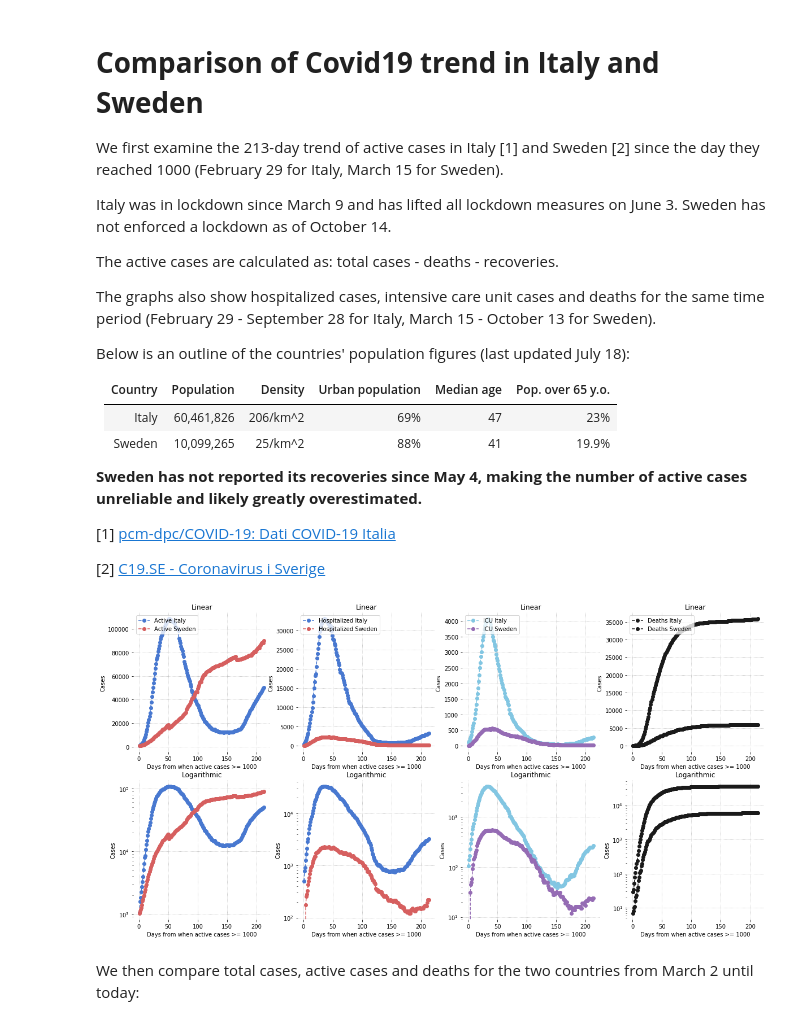
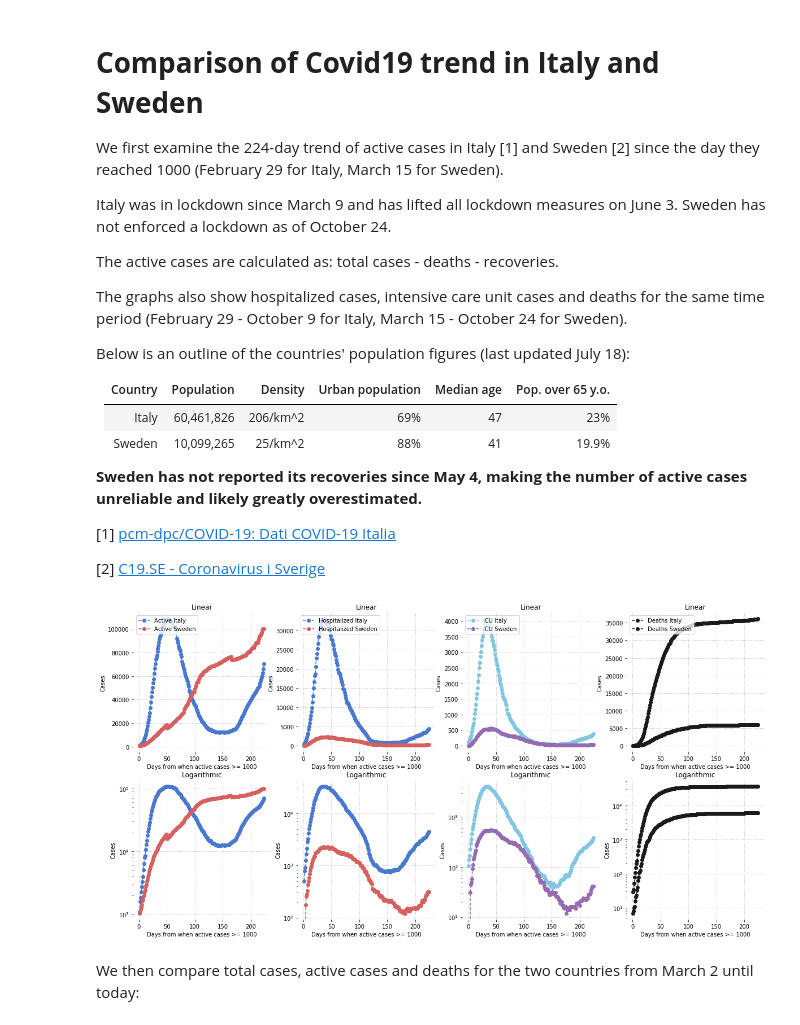
Before and after one commit to eera-l/Covid19-Sweden-Overview, a Jupyter notebook: c19-it-swe.ipynb, the cells around one changed output. Drawn from its saved outputs; the diff is of its cells as text; code cells hidden in the pictures.

```diff
--- a/c19-it-swe.ipynb
+++ b/c19-it-swe.ipynb
@@ -1,13 +1,13 @@
 # %% [markdown]
 # **Comparison of Covid19 trend in Italy and Sweden**
 
-We first examine the 213-day trend of active cases in Italy [1] and Sweden [2] since the day they reached 1000 (February 29 for Italy, March 15 for Sweden).
+We first examine the 224-day trend of active cases in Italy [1] and Sweden [2] since the day they reached 1000 (February 29 for Italy, March 15 for Sweden).
 
-Italy was in lockdown since March 9 and has lifted all lockdown measures on June 3. Sweden has not enforced a lockdown as of October 14.
+Italy was in lockdown since March 9 and has lifted all lockdown measures on June 3. Sweden has not enforced a lockdown as of October 24.
 
 The active cases are calculated as: total cases - deaths - recoveries.
 
-The graphs also show hospitalized cases, intensive care unit cases and deaths for the same time period (February 29 - September 28 for Italy, March 15 - October 13 for Sweden).
+The graphs also show hospitalized cases, intensive care unit cases and deaths for the same time period (February 29 - October 9 for Italy, March 15 - October 24 for Sweden).
 
 Below is an outline of the countries' population figures (last updated July 18):
 
@@ -43,7 +43,8 @@ sweden_active = np.array([1036, 1113, 1187, 1276, 1412, 1607, 1734, 1897, 2003,
                           74481, 74617, 74780, 75148, 75396, 75396, 75396, 76006, 76168, 76337, 73578, 73634, 73634, 73634, 73916,
                           74034, 74128, 74030, 74373, 74373, 74373, 74896, 75034, 75179, 75467, 75765, 75869, 75875, 75869, 76656,
                           76865, 77168, 77645, 77645, 77674, 77674, 78800, 79074, 79578, 80189, 80312, 80312, 80312, 81712, 82086,
-                          82813, 83647, 83647, 83647, 83647, 85331, 85848, 86958, 87753, 87753, 88031, 88031, 89875])
+                          82813, 83647, 83647, 83647, 83647, 85331, 85848, 86958, 87753, 87753, 88031, 88031, 89875, 91695, 92555,
+                          93620, 94255, 94518, 95235, 96723, 98230, 99701, 99698, 99698])
 
 italy_hospitalized = utils.load_italy_hosp(5)[:-15]
 
@@ -112,34 +113,34 @@ ax6.set_title('Logarithmic')
 ax6.set_xlabel('Days from when active cases >= 1000')
 ax6.set_ylabel('Cases')
 ax6.set_yscale('log')
 ax6.axes.grid(linestyle='dotted')
 
 ax7 = fig.add_subplot(244)
 ax7.plot(x, italy_d, '--ko', label='Deaths Italy')
 ax7.plot(x, sweden_d, '--ko', label='Deaths Sweden')
 ax7.legend(loc="upper left")
 ax7.set_title('Linear')
 ax7.set_xlabel('Days from when active cases >= 1000')
 ax7.set_ylabel('Cases')
 ax7.axes.grid(linestyle='dotted')
 
 ax8 = fig.add_subplot(248)
 ax8.plot(x, italy_d, '--ko')
 ax8.plot(x, sweden_d, '--ko')
 ax8.set_title('Logarithmic')
 ax8.set_xlabel('Days from when active cases >= 1000')
 ax8.set_ylabel('Cases')
 ax8.set_yscale('log')
 ax8.axes.grid(linestyle='dotted')
 
 
 sns.set_color_codes('muted')
 sns.despine(left = True, bottom = True)
 fig.set_figheight(10)
 fig.set_figwidth(20)
 plt.show()
 # %% [output]
-[figure, old version]
+[figure, new version]
 # %% [markdown]
 We then compare total cases, active cases and deaths for the two countries from March 2 until today:
 # %%
```
Also changed, not shown: parts of 11 cells of this notebook, 1 other file.
